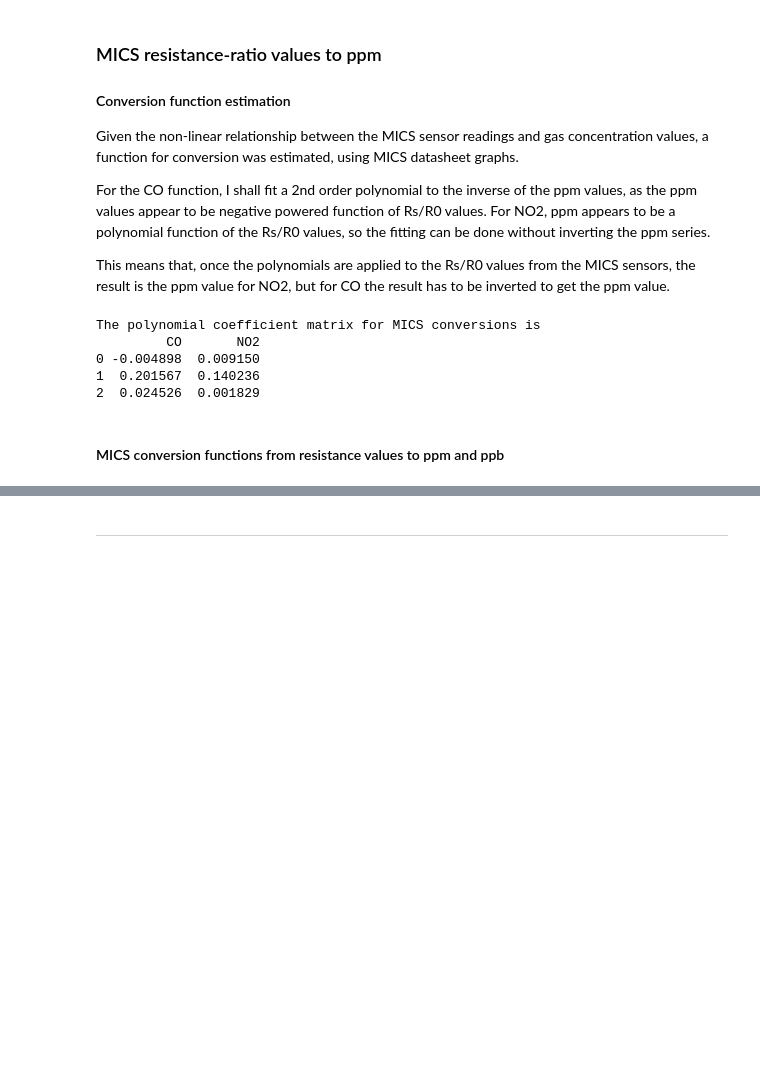
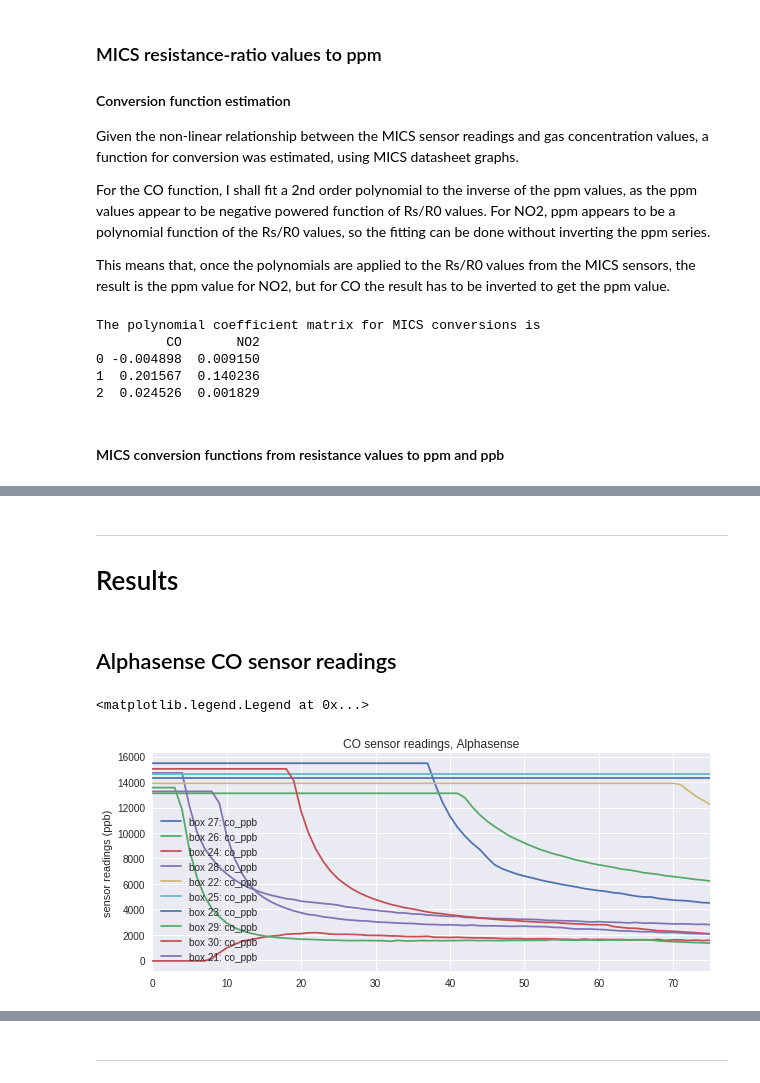
Before and after one commit to jsoikkeli/climathon2016, a Jupyter notebook: 0.3 torching/Analyse_0.3_torching_data.ipynb, the cells around one changed output, grey strips where cells are left out. Saved outputs shown, nothing was run; the diff lists cells and outputs as text; code cells hidden in the pictures; blank space fills up the shorter version.

```diff
--- a/0.3 torching/Analyse_0.3_torching_data.ipynb
+++ b/0.3 torching/Analyse_0.3_torching_data.ipynb
@@ -266,0 +276,9 @@ def mics_no2_ppb(R=None,R0=None):
+# %%
+# Creating a timetick series -- this is added to provide an interface (other than 'index') to the "filter_ambient" function
+df['timetick'] = df.index.values
+# %%
+df['co_ppb'] = df[['ID','ALPHACO_WORKING','ALPHACO_AUX']].apply(lambda x: convert_co_ID(x.values[0], x.values[1], x.values[2]), axis=1)
+df['co_ppb_reverse'] = df[['ID','ALPHACO_AUX','ALPHACO_WORKING']].apply(lambda x: convert_co_ID(x.values[0], x.values[1], x.values[2]), axis=1)
+
+df['no2_ppb'] = df[['ID','ALPHANO2_WORKING','ALPHANO2_AUX']].apply(lambda x: convert_no2_ID(x.values[0], x.values[1], x.values[2]), axis=1)
+df['no2_ppb_reverse'] = df[['ID','ALPHANO2_AUX','ALPHANO2_WORKING']].apply(lambda x: convert_no2_ID(x.values[0], x.values[1], x.values[2]), axis=1)
@@ -266,0 +294,10 @@ def mics_no2_ppb(R=None,R0=None):
+# %%
+# Resistances
+df['NO2_mics_R1'] = df[['MICSNO2']].apply(lambda x: resistance_from_voltage(x.values[0]),axis=1)
+
+# Calculating the baseline offsets as the means of the observations during the first minute
+mics_R0_estimate(df,'MICSNO2')
+
+# Converting to ppb
+df['NO2_mics_ppb'] = df[['NO2_mics_R1','MICSNO2_r0']].apply(lambda x: mics_no2_ppb(x.values[0], x.values[1]), axis=1)
+df.head()
@@ -266,0 +315,21 @@ def mics_no2_ppb(R=None,R0=None):
+# %% [markdown]
+---
+# Results
+# %%
+# Graphing function
+def graph_series(df_,series):
+    for id in df_.ID.unique().tolist():
+        lbl = "box " + str(id) + ": " + series
+        df_.loc[df['ID']==id][series].plot(label=lbl)
+# %% [markdown]
+## Alphasense CO sensor readings
+# %%
+# CO series converted to ppb
+graph_series(df,'co_ppb')
+
+plt.ylabel('sensor readings (ppb)')
+plt.title('CO sensor readings, Alphasense')
+plt.legend()
+# %% [output]
+<matplotlib.legend.Legend at 0x...>
+[figure, added]
```
Also changed, not shown: parts of 143 cells of this notebook.
